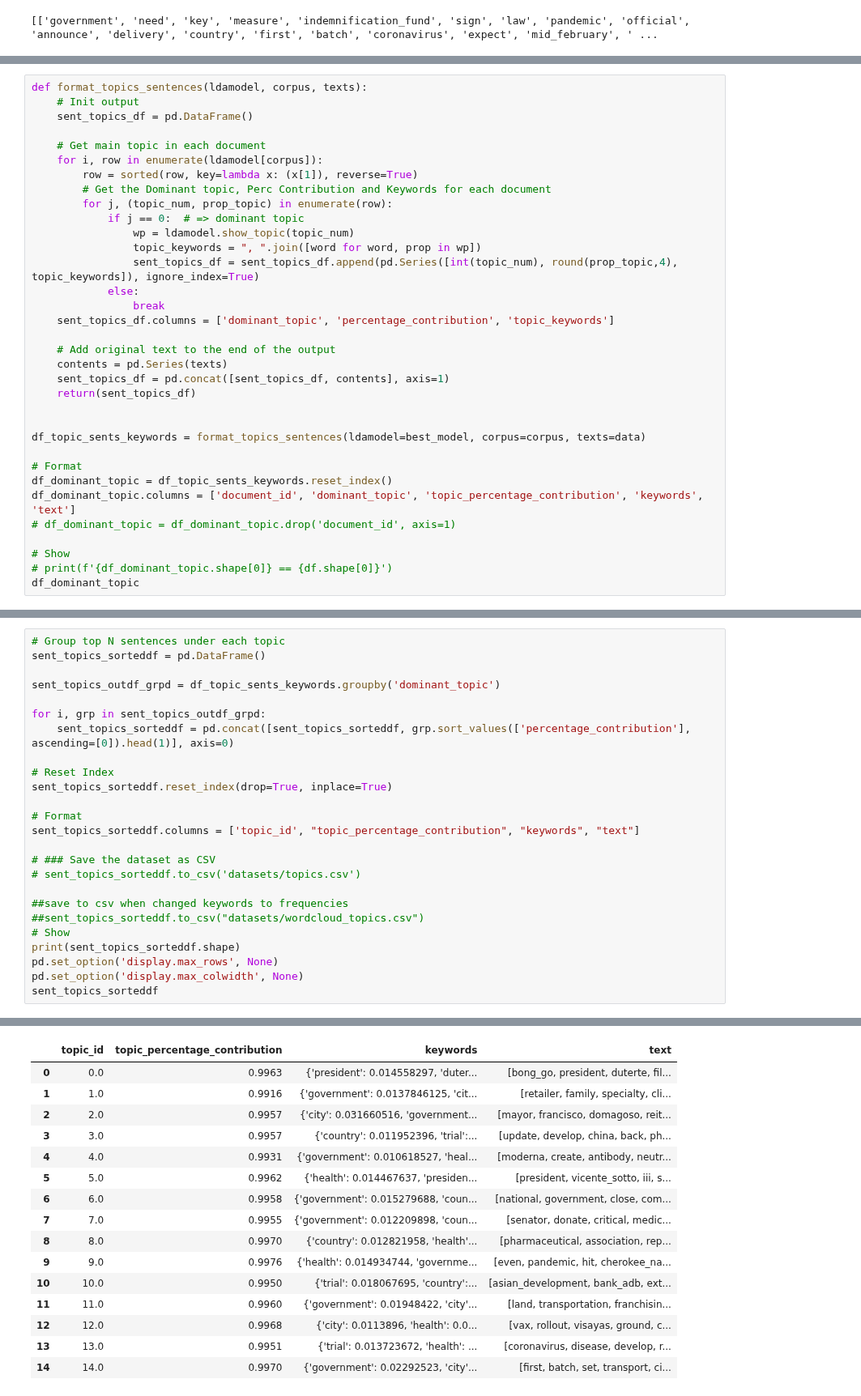
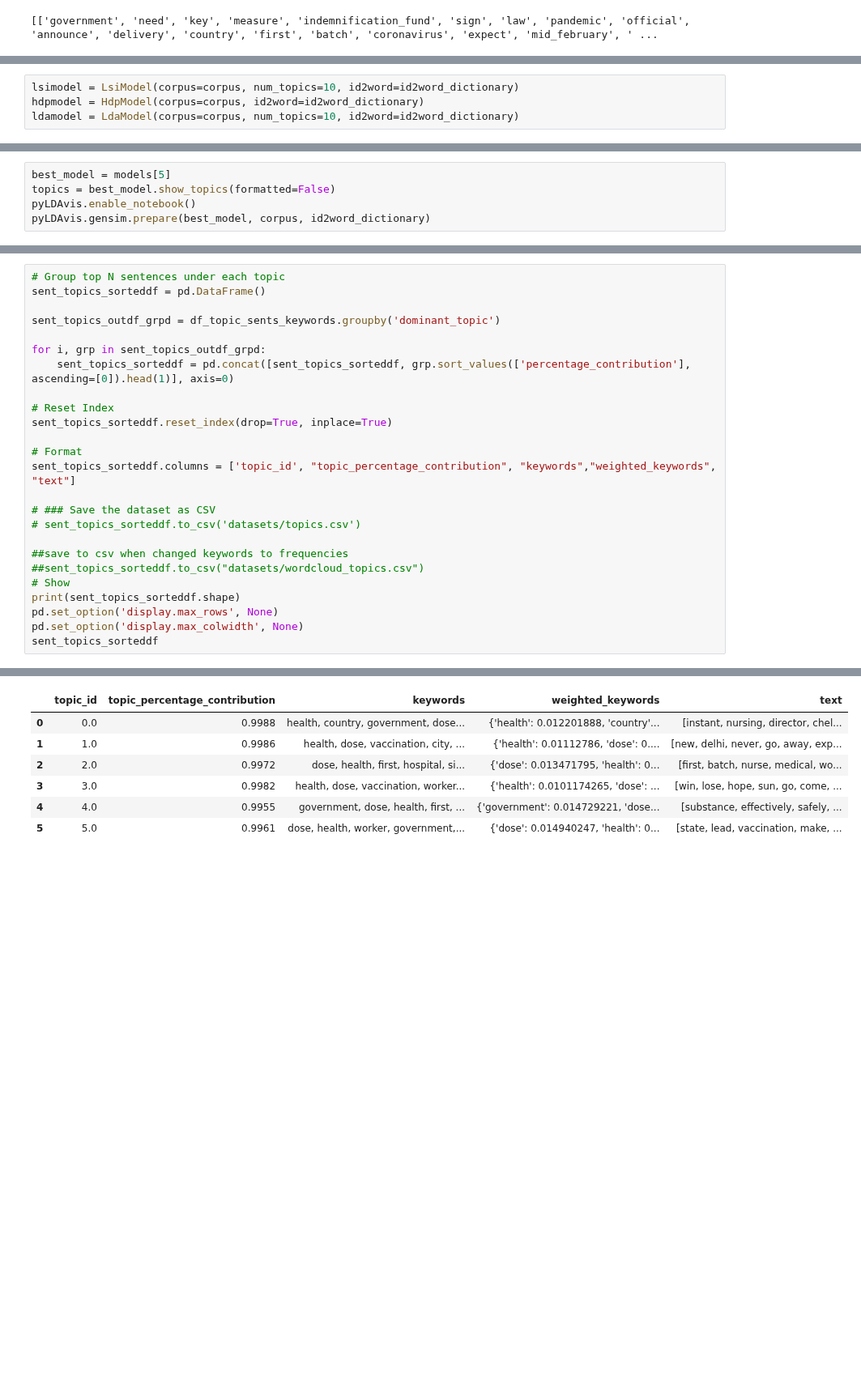
Before and after one commit to babybunso/team-sasa, a Jupyter notebook: sprint4project/3_NLP_BK1.ipynb, the cells around one changed output, grey strips where cells are left out. Shown at 81% size. Saved outputs shown, nothing was run; the diff lists cells and outputs as text; blank space fills up the shorter version.

```diff
--- a/sprint4project/3_NLP_BK1.ipynb
+++ b/sprint4project/3_NLP_BK1.ipynb
@@ -427,0 +463,4 @@ raise Exception('Select the BEST MODEL')
+# %%
+lsimodel = LsiModel(corpus=corpus, num_topics=10, id2word=id2word_dictionary)
+hdpmodel = HdpModel(corpus=corpus, id2word=id2word_dictionary)
+ldamodel = LdaModel(corpus=corpus, num_topics=10, id2word=id2word_dictionary)
@@ -509,0 +555,5 @@ topic
+# %%
+best_model = models[5]
+topics = best_model.show_topics(formatted=False)
+pyLDAvis.enable_notebook()
+pyLDAvis.gensim.prepare(best_model, corpus, id2word_dictionary)
@@ -567,34 +630,0 @@ df_dominant_topic
-# %%
-def format_topics_sentences(ldamodel, corpus, texts):
-    # Init output
-    sent_topics_df = pd.DataFrame()
-
-    # Get main topic in each document
-    for i, row in enumerate(ldamodel[corpus]):
-        row = sorted(row, key=lambda x: (x[1]), reverse=True)
-        # Get the Dominant topic, Perc Contribution and Keywords for each document
-        for j, (topic_num, prop_topic) in enumerate(row):
-            if j == 0:  # => dominant topic
-                wp = ldamodel.show_topic(topic_num)
-                topic_keywords = ", ".join([word for word, prop in wp])
-                sent_topics_df = sent_topics_df.append(pd.Series([int(topic_num), round(prop_topic,4), topic_keywords]), ignore_index=True)
-            else:
-                break
-    sent_topics_df.columns = ['dominant_topic', 'percentage_contribution', 'topic_keywords']
-
-    # Add original text to the end of the output
-    contents = pd.Series(texts)
-    sent_topics_df = pd.concat([sent_topics_df, contents], axis=1)
-    return(sent_topics_df)
-
-
-df_topic_sents_keywords = format_topics_sentences(ldamodel=best_model, corpus=corpus, texts=data)
-
-# Format
-df_dominant_topic = df_topic_sents_keywords.reset_index()
-df_dominant_topic.columns = ['document_id', 'dominant_topic', 'topic_percentage_contribution', 'keywords', 'text']
-# df_dominant_topic = df_dominant_topic.drop('document_id', axis=1)
-
-# Show
-# print(f'{df_dominant_topic.shape[0]} == {df.shape[0]}')
-df_dominant_topic
@@ -627,7 +643,7 @@ for i, grp in sent_topics_outdf_grpd:
 sent_topics_sorteddf.reset_index(drop=True, inplace=True)
 
 # Format
-sent_topics_sorteddf.columns = ['topic_id', "topic_percentage_contribution", "keywords", "text"]
+sent_topics_sorteddf.columns = ['topic_id', "topic_percentage_contribution", "keywords","weighted_keywords", "text"]
 
 # ### Save the dataset as CSV
 # sent_topics_sorteddf.to_csv('datasets/topics.csv')
@@ -644,19 +660,10 @@ sent_topics_sorteddf
-|  | topic_id | topic_percentage_contribution | keywords | text |
-| 0 | 0.0 | 0.9963 | {'president': 0.014558297, 'duter... | [bong_go, president, duterte, fil... |
-| 1 | 1.0 | 0.9916 | {'government': 0.0137846125, 'cit... | [retailer, family, specialty, cli... |
-| 2 | 2.0 | 0.9957 | {'city': 0.031660516, 'government... | [mayor, francisco, domagoso, reit... |
-| 3 | 3.0 | 0.9957 | {'country': 0.011952396, 'trial':... | [update, develop, china, back, ph... |
-| 4 | 4.0 | 0.9931 | {'government': 0.010618527, 'heal... | [moderna, create, antibody, neutr... |
-| 5 | 5.0 | 0.9962 | {'health': 0.014467637, 'presiden... | [president, vicente_sotto, iii, s... |
-| 6 | 6.0 | 0.9958 | {'government': 0.015279688, 'coun... | [national, government, close, com... |
-| 7 | 7.0 | 0.9955 | {'government': 0.012209898, 'coun... | [senator, donate, critical, medic... |
-| 8 | 8.0 | 0.9970 | {'country': 0.012821958, 'health'... | [pharmaceutical, association, rep... |
-| 9 | 9.0 | 0.9976 | {'health': 0.014934744, 'governme... | [even, pandemic, hit, cherokee_na... |
-| 10 | 10.0 | 0.9950 | {'trial': 0.018067695, 'country':... | [asian_development, bank_adb, ext... |
-| 11 | 11.0 | 0.9960 | {'government': 0.01948422, 'city'... | [land, transportation, franchisin... |
-| 12 | 12.0 | 0.9968 | {'city': 0.0113896, 'health': 0.0... | [vax, rollout, visayas, ground, c... |
-| 13 | 13.0 | 0.9951 | {'trial': 0.013723672, 'health': ... | [coronavirus, disease, develop, r... |
-| 14 | 14.0 | 0.9970 | {'government': 0.02292523, 'city'... | [first, batch, set, transport, ci... |
+|  | topic_id | topic_percentage_contribution | keywords | weighted_keywords | text |
+| 0 | 0.0 | 0.9988 | health, country, government, dose... | {'health': 0.012201888, 'country'... | [instant, nursing, director, chel... |
+| 1 | 1.0 | 0.9986 | health, dose, vaccination, city, ... | {'health': 0.01112786, 'dose': 0.... | [new, delhi, never, go, away, exp... |
+| 2 | 2.0 | 0.9972 | dose, health, first, hospital, si... | {'dose': 0.013471795, 'health': 0... | [first, batch, nurse, medical, wo... |
+| 3 | 3.0 | 0.9982 | health, dose, vaccination, worker... | {'health': 0.0101174265, 'dose': ... | [win, lose, hope, sun, go, come, ... |
+| 4 | 4.0 | 0.9955 | government, dose, health, first, ... | {'government': 0.014729221, 'dose... | [substance, effectively, safely, ... |
+| 5 | 5.0 | 0.9961 | dose, health, worker, government,... | {'dose': 0.014940247, 'health': 0... | [state, lead, vaccination, make, ... |
 # %% [markdown]
 ## Topic distribution across documents
 # %%
```
Also changed, not shown: parts of 20 cells of this notebook, 3 other files.
